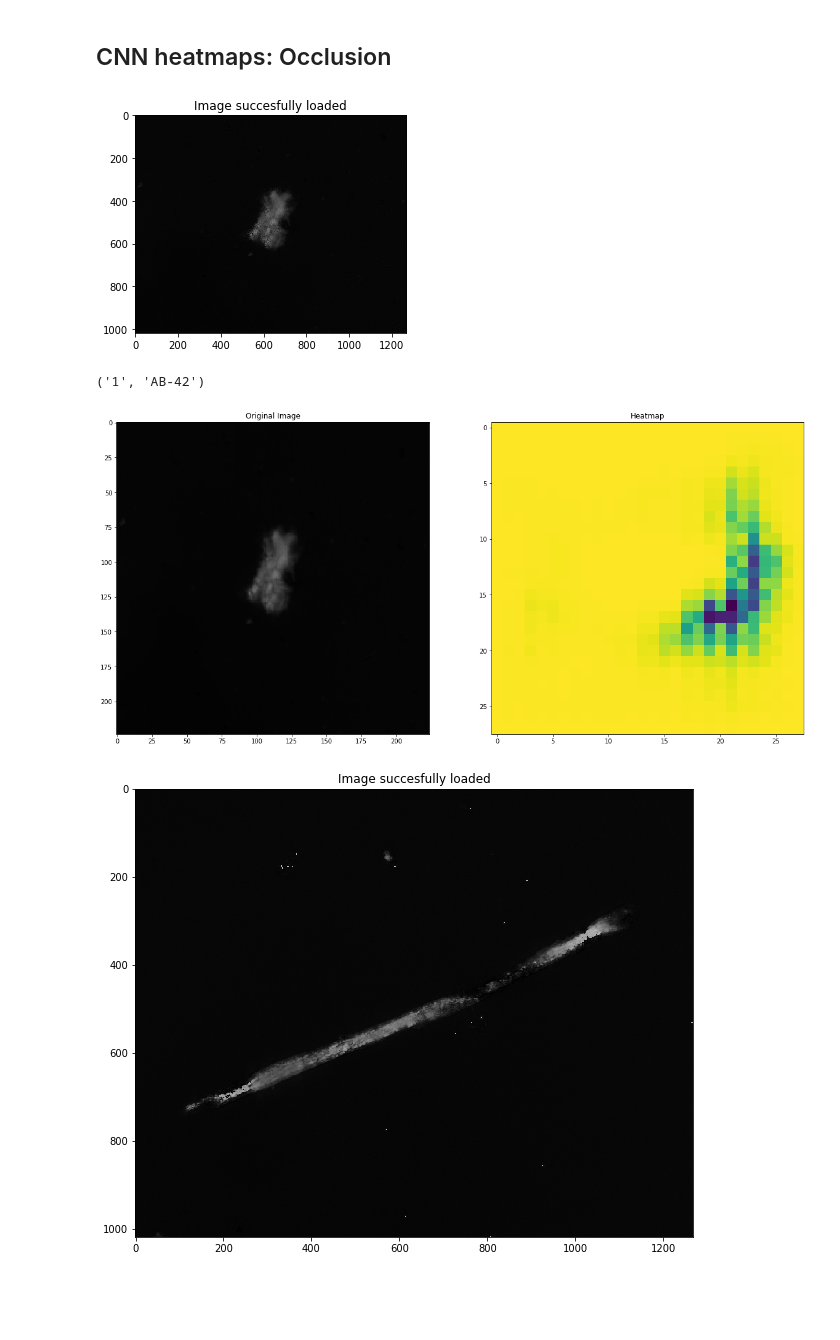
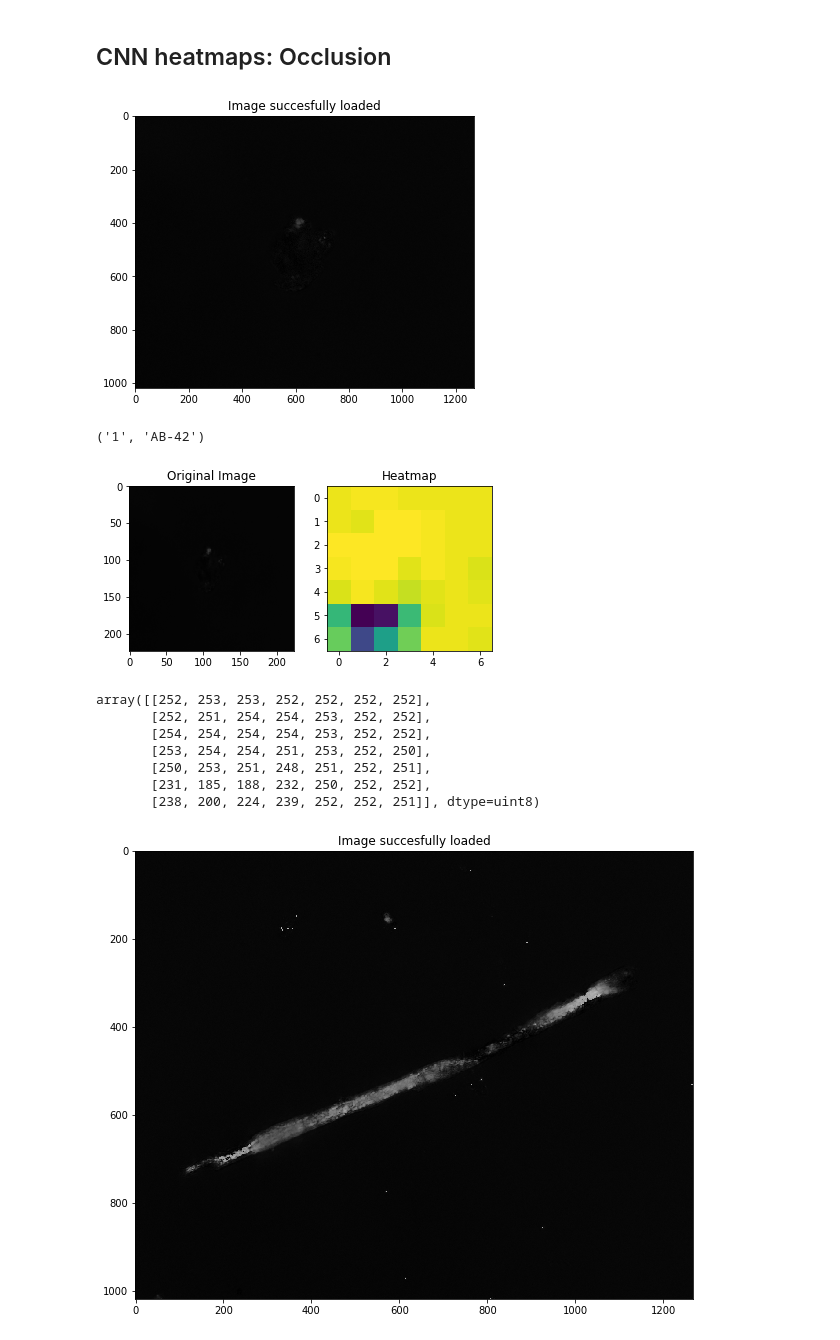
Before and after one commit to yuorky/Pure-protein-project-pytorch, a Jupyter notebook: CNN on AB-42 and alpha-syn.ipynb, the cells around one changed output. Drawn from its saved outputs; the diff is of its cells as text; code cells hidden in the pictures; blank space fills up the shorter version.

```diff
--- a/CNN on AB-42 and alpha-syn.ipynb
+++ b/CNN on AB-42 and alpha-syn.ipynb
@@ -115,7 +119,8 @@ def train_model(model, criterion, optimizer, scheduler, num_epochs=50, train_loa
 
         # plot for visdom
         global_step += 1
-        vis.line([epoch_acc],[global_step], win='train', update='append')
+        vis.line([epoch_acc],[global_step], win='train_acc', update='append')
+        vis.line([epoch_loss],[global_step], win='train_loss', opts=dict(title='train loss', legend=['train loss']),update='append')
         scheduler.step()
 
         # start validation
@@ -138,7 +143,8 @@ def train_model(model, criterion, optimizer, scheduler, num_epochs=50, train_loa
         epoch_val_acc = val_corrects.item()/val_loader.sampler.indices.shape[0]
 
         # visdom plot
-        vis.line([epoch_val_acc], [global_step],win='val', update='append')
+        vis.line([epoch_val_acc], [global_step],win='val_acc', update='append')
+        vis.line([epoch_val_loss],[global_step], win='val_loss', opts=dict(title='val loss', legend=['val loss']),update='append')
 
 
     time_elapsed = time.time() - since
@@ -417,5 +423,5 @@ scheduler = lr_scheduler.StepLR(optimizer_AB42_SYN,
 
 resnet101_AB42_SYN_4 = train_model(model_AB42_SYN, criterion,
                                  optimizer_AB42_SYN, scheduler,
-                                 num_epochs=80)
+                                 num_epochs=100)
 # %% [output]
@@ -581,7 +589,7 @@ def make_heatmap(model, image, true_class, k=8, stride=8):
 
     # plot both images
     fig = plt.figure()
-    plt.rcParams['figure.figsize']=(10,10)
+
 
     a = fig.add_subplot(1,2,1)
     imgplot = plt.imshow(true_image.cpu())
@@ -596,9 +604,9 @@ def make_heatmap(model, image, true_class, k=8, stride=8):
 
     return true_image, heatmap
 # %%
-protein_2 = load_image("./data/images_AB42_SYN/(AB-42)(S1)(Region 002)(RS1)(PS1)(Retardance Lin).png")
+protein_2 = load_image("./data/AB42-SYN images/(AB-42)(S1)(Region 016)(RS1)(PS1)(Retardance Lin).png")
 # %% [output]
-[figure, old version]
+[figure, new version]
 # %%
 protein_2 = normalize(protein_2)
 # %%
@@ -606,9 +614,19 @@ predict(protein_2)
 # %% [output]
 ('1', 'AB-42')
 # %%
-true_image, protein_heatmap = make_heatmap(resnet101_AB42_SYN_3, protein_2, 1)
+true_image, protein_heatmap = make_heatmap(resnet101_AB42_SYN_4, protein_2, 1,k=32,stride=32)
 # %% [output]
-[figure, old version]
+[figure, new version]
+# %%
+protein_heatmap
+# %% [output]
+array([[252, 253, 253, 252, 252, 252, 252],
+       [252, 251, 254, 254, 253, 252, 252],
+       [254, 254, 254, 254, 253, 252, 252],
+       [253, 254, 254, 251, 253, 252, 250],
+       [250, 253, 251, 248, 251, 252, 251],
+       [231, 185, 188, 232, 250, 252, 252],
+       [238, 200, 224, 239, 252, 252, 251]], dtype=uint8)
 # %%
 plt.rcParams['figure.figsize']=(10,10)
 protein_4 = load_image("./data/images_AB42_SYN/(AB-42)(S1)(Region 004)(RS1)(PS1)(Retardance Lin).png")
```
Also changed, not shown: parts of 44 cells of this notebook.
